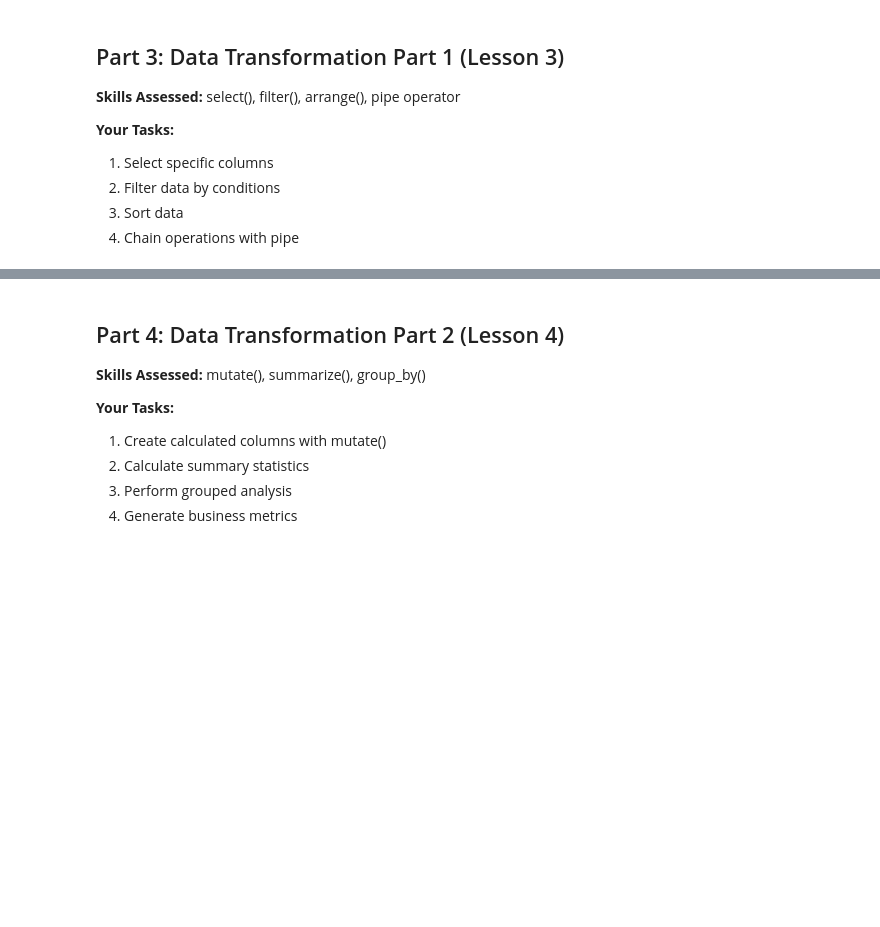
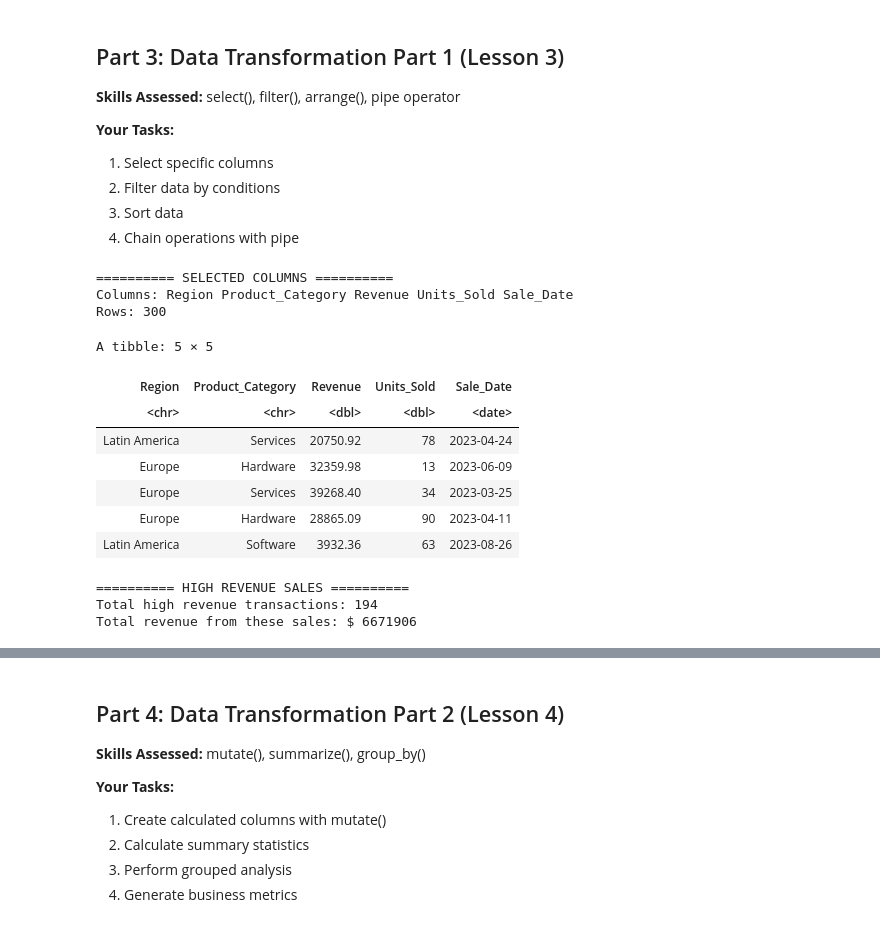
Before and after one commit to UTSA-Humphries-Data-Science/assignment-1-version-3-vivicowan, a Jupyter notebook: assignment/Midterm/MIDTERM_EXAM_COMPREHENSIVE.ipynb, the cells around one changed output, grey strips where cells are left out. Drawn from its saved outputs; the diff is of its cells as text; code cells hidden in the pictures; blank space fills up the shorter version.

```diff
--- a/assignment/Midterm/MIDTERM_EXAM_COMPREHENSIVE.ipynb
+++ b/assignment/Midterm/MIDTERM_EXAM_COMPREHENSIVE.ipynb
@@ -237,17 +275,29 @@ cat("\nNumber of outliers detected:", outlier_count, "\n")
 # %%
 # Task 3.1: Select Specific Columns
 # TODO: Create 'sales_summary' with only these columns from sales_clean:
 #   Region, Product_Category, Revenue, Units_Sold, Sale_Date
 
 
 sales_summary <- sales_clean %>%
   # Your code here:
-
+  select(Region, Product_Category, Revenue, Units_Sold, Sale_Date)
 
 cat("========== SELECTED COLUMNS ==========\n")
 cat("Columns:", names(sales_summary), "\n")
 cat("Rows:", nrow(sales_summary), "\n")
 head(sales_summary, 5)
+# %% [output]
+========== SELECTED COLUMNS ==========
+Columns: Region Product_Category Revenue Units_Sold Sale_Date
+Rows: 300
+A tibble: 5 × 5
+| Region | Product_Category | Revenue | Units_Sold | Sale_Date |
+| <chr> | <chr> | <dbl> | <dbl> | <date> |
+| Latin America | Services | 20750.92 | 78 | 2023-04-24 |
+| Europe | Hardware | 32359.98 | 13 | 2023-06-09 |
+| Europe | Services | 39268.40 | 34 | 2023-03-25 |
+| Europe | Hardware | 28865.09 | 90 | 2023-04-11 |
+| Latin America | Software | 3932.36 | 63 | 2023-08-26 |
 # %%
 # Task 3.2: Filter High Revenue Sales
 # TODO: Create 'high_revenue_sales' by filtering sales_clean for Revenue > 20000
@@ -255,11 +305,15 @@ head(sales_summary, 5)
 
 high_revenue_sales <- sales_clean %>%
   # Your code here:
-
+  filter(Revenue > 20000)
 
 cat("========== HIGH REVENUE SALES ==========\n")
 cat("Total high revenue transactions:", nrow(high_revenue_sales), "\n")
 cat("Total revenue from these sales: $", sum(high_revenue_sales$Revenue), "\n")
+# %% [output]
+========== HIGH REVENUE SALES ==========
+Total high revenue transactions: 194
+Total revenue from these sales: $ 6671906
 # %%
 # Task 3.3: Sort by Revenue
 # TODO: Create 'top_sales' by arranging sales_clean by Revenue in descending order
```
Also changed, not shown: parts of 10 cells of this notebook, 5 other files.
